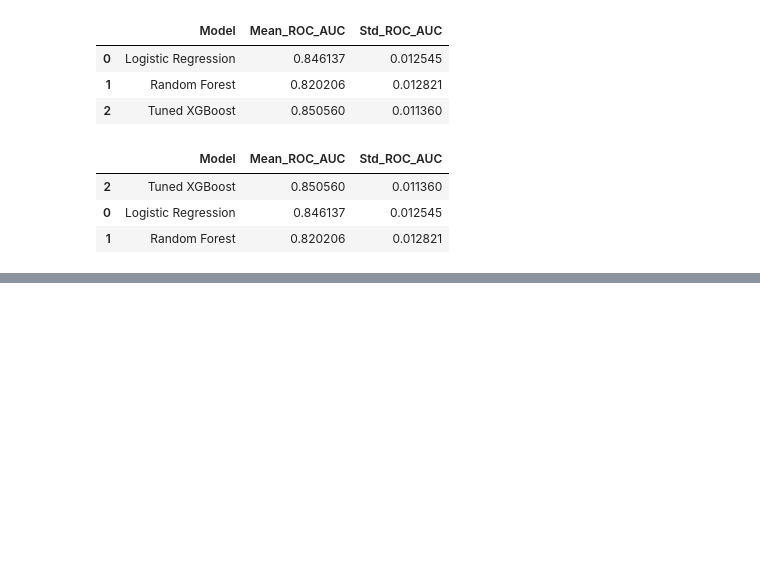
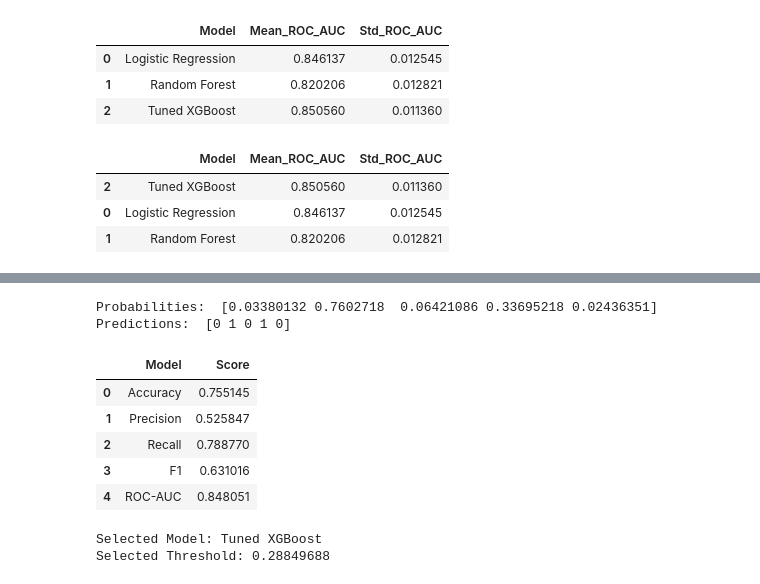
Before and after one commit to okox01/Machine_Learning_Projects, a Jupyter notebook: Customer-Churn-MLOps/notebooks/03_model_experiments.ipynb, the cells around one changed output, grey strips where cells are left out. Cells and saved outputs as stored; diff of their text form; code cells hidden in the pictures; blank space fills up the shorter version.

```diff
--- a/Customer-Churn-MLOps/notebooks/03_model_experiments.ipynb
+++ b/Customer-Churn-MLOps/notebooks/03_model_experiments.ipynb
@@ -983,0 +1048,10 @@ cv_results.sort_values(by="Mean_ROC_AUC",ascending=False)
+# %%
+final_accuracy=accuracy_score(y_test,final_test_pred)
+
+final_precision=precision_score(y_test,final_test_pred,zero_division=0)
+
+final_recall=recall_score(y_test,final_test_pred,zero_division=0)
+
+final_f1=f1_score(y_test,final_test_pred,zero_division=0)
+
+final_roc_auc=roc_auc_score(y_test,final_test_prob)
@@ -983,0 +1139,43 @@ cv_results.sort_values(by="Mean_ROC_AUC",ascending=False)
+# %%
+loaded_prob=loaded_model.predict_proba(X_test.iloc[:5])[:,1]
+
+
+loaded_pred=(loaded_prob>=loaded_threshold).astype(int)
+
+print("Probabilities: ",loaded_prob)
+print("Predictions: ",loaded_pred)
+# %% [output]
+Probabilities:  [0.03380132 0.7602718  0.06421086 0.33695218 0.02436351]
+Predictions:  [0 1 0 1 0]
+# %%
+final_results=pd.DataFrame({
+    "Model":[
+        "Accuracy",
+        "Precision",
+        "Recall",
+        "F1",
+        "ROC-AUC"
+    ],
+    "Score":[
+        final_accuracy,
+        final_precision,
+        final_recall,
+        final_f1,
+        final_roc_auc
+    ]
+})
+
+final_results
+# %% [output]
+|  | Model | Score |
+| 0 | Accuracy | 0.755145 |
+| 1 | Precision | 0.525847 |
+| 2 | Recall | 0.788770 |
+| 3 | F1 | 0.631016 |
+| 4 | ROC-AUC | 0.848051 |
+# %%
+print("Selected Model: Tuned XGBoost")
+print("Selected Threshold:", validation_threshold)
+# %% [output]
+Selected Model: Tuned XGBoost
+Selected Threshold: 0.28849688
```
Also changed, not shown: parts of 23 cells of this notebook, 1 other file.
